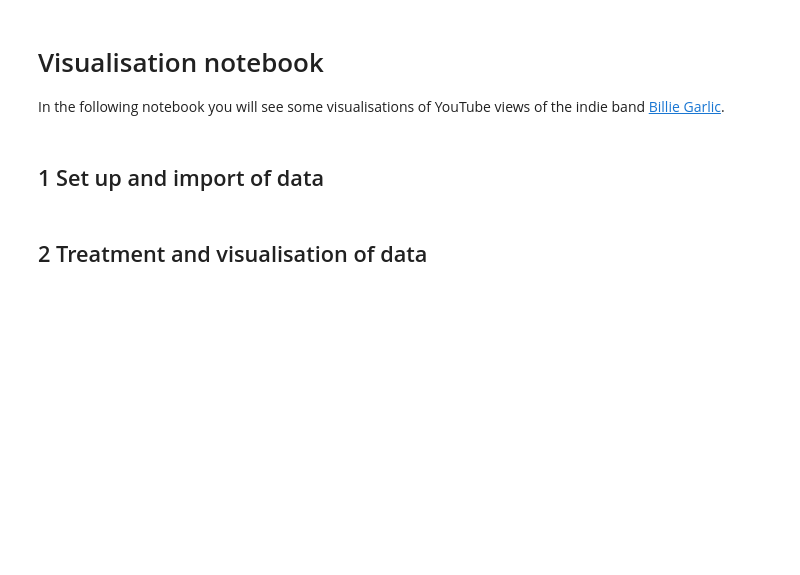
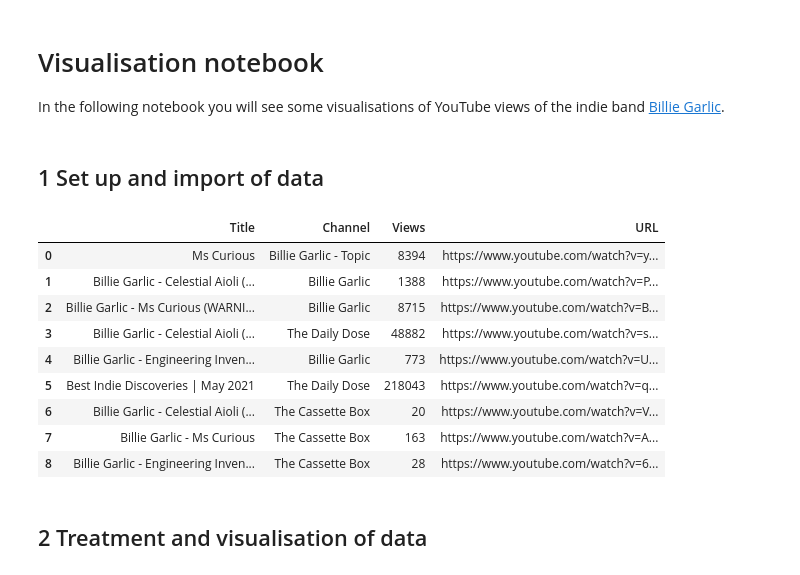
Before and after one commit to ohallstrom/YT-Views-Count, a Jupyter notebook: src/visualise.ipynb, the cells around one changed output. Cells and saved outputs as stored; diff of their text form; code cells hidden in the pictures; blank space fills up the shorter version.

```diff
--- a/src/visualise.ipynb
+++ b/src/visualise.ipynb
@@ -11,6 +11,18 @@ import pandas as pd
 DATA_PATH = '../raw/original_video_data.csv'
 # %%
 videos_df = pd.read_csv(DATA_PATH)
+videos_df
+# %% [output]
+|  | Title | Channel | Views | URL |
+| 0 | Ms Curious | Billie Garlic - Topic | 8394 | https://www.youtube.com/watch?v=y... |
+| 1 | Billie Garlic - Celestial Aioli (... | Billie Garlic | 1388 | https://www.youtube.com/watch?v=P... |
+| 2 | Billie Garlic - Ms Curious (WARNI... | Billie Garlic | 8715 | https://www.youtube.com/watch?v=B... |
+| 3 | Billie Garlic - Celestial Aioli (... | The Daily Dose | 48882 | https://www.youtube.com/watch?v=s... |
+| 4 | Billie Garlic - Engineering Inven... | Billie Garlic | 773 | https://www.youtube.com/watch?v=U... |
+| 5 | Best Indie Discoveries | May 2021 | The Daily Dose | 218043 | https://www.youtube.com/watch?v=q... |
+| 6 | Billie Garlic - Celestial Aioli (... | The Cassette Box | 20 | https://www.youtube.com/watch?v=V... |
+| 7 | Billie Garlic - Ms Curious | The Cassette Box | 163 | https://www.youtube.com/watch?v=A... |
+| 8 | Billie Garlic - Engineering Inven... | The Cassette Box | 28 | https://www.youtube.com/watch?v=6... |
 # %% [markdown]
 ## 2 Treatment and visualisation of data
 # %% [markdown]
```
Also changed, not shown: parts of 10 cells of this notebook.
